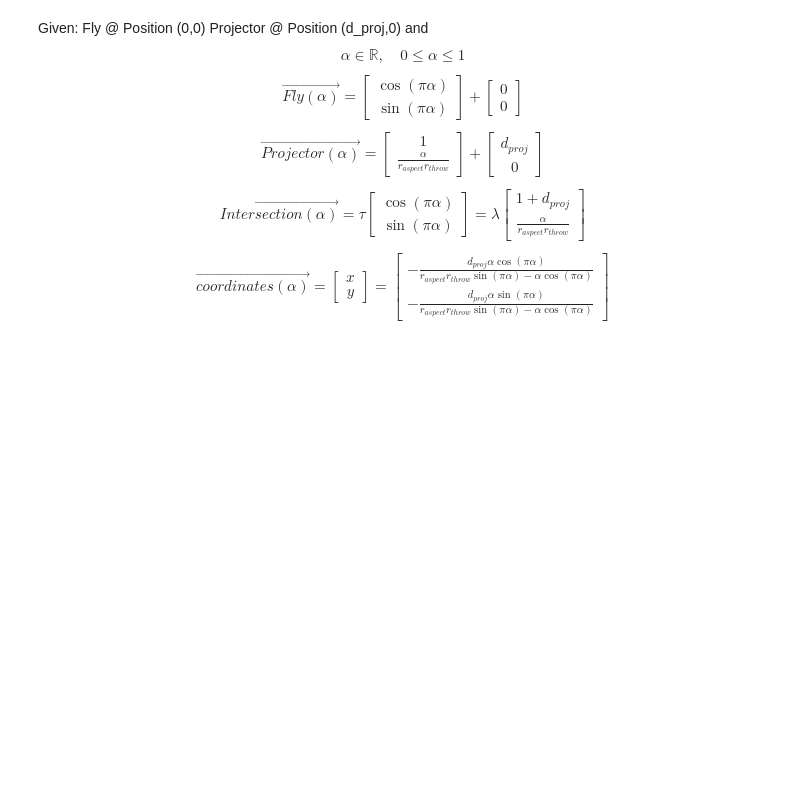
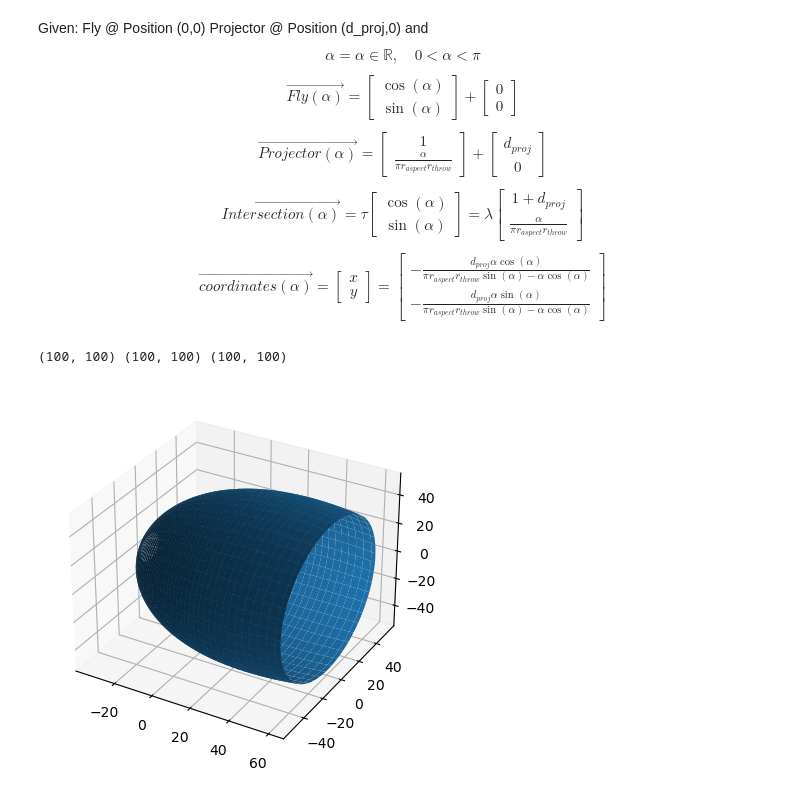
Before and after one commit to borstlab/super_bowl_screen, a Jupyter notebook: Software/bowl_curve_equations.ipynb, the cells around one changed output. Saved outputs shown, nothing was run; the diff lists cells and outputs as text; code cells hidden in the pictures; blank space fills up the shorter version.

```diff
--- a/Software/bowl_curve_equations.ipynb
+++ b/Software/bowl_curve_equations.ipynb
@@ -117,11 +66,47 @@ $\displaystyle coordinates = \left\{ x : \frac{d_{proj} α \cos{\left(\pi α \ri
 # %% [markdown]
 Given: Fly @ Position (0,0) Projector @ Position (d_proj,0) and
-$$ {\alpha \in \mathbb{R}, \quad 0 \leq \alpha \leq 1} $$
+$$ α = α \in \mathbb{R}, \quad 0 < α < \pi  $$
 
-$$ \vec{Fly(α)} =\left[\begin{matrix}\cos{\left(\pi α \right)}\\\sin{\left(\pi α \right)}\end{matrix}\right] + \left[\begin{matrix}0\\0\end{matrix}\right] $$
+$$ \vec{Fly(α)} =\left[\begin{matrix}\cos{\left( α \right)}\\\sin{\left(α \right)}\end{matrix}\right] + \left[\begin{matrix}0\\0\end{matrix}\right] $$
 
-$$ \vec{Projector(α)} =\left[\begin{matrix}1\\\frac{α}{r_{aspect} r_{throw}}\end{matrix}\right] + \left[\begin{matrix}d_{proj}\\0\end{matrix}\right] $$
+$$ \vec{Projector(α)} =\left[\begin{matrix}1\\\frac{α}{\pi r_{aspect} r_{throw}}\end{matrix}\right] + \left[\begin{matrix}d_{proj}\\0\end{matrix}\right] $$
 
-$$ \vec{Intersection(α)} = τ\left[\begin{matrix}\cos{\left(\pi α \right)}\\\sin{\left(\pi α \right)}\end{matrix}\right] = λ\left[\begin{matrix}1 + d_{proj}\\\frac{α}{r_{aspect} r_{throw}}\end{matrix}\right]$$
+$$ \vec{Intersection(α)} = τ\left[\begin{matrix}\cos{\left( α \right)}\\\sin{\left( α \right)}\end{matrix}\right] = λ\left[\begin{matrix}1 + d_{proj}\\\frac{α}{\pi r_{aspect} r_{throw}}\end{matrix}\right]$$
 
-$$\vec{ coordinates(α) }= \left[\begin{matrix}x\\y\end{matrix}\right] = \left[\begin{matrix}- \frac{d_{proj} α \cos{\left(\pi α \right)}}{r_{aspect} r_{throw} \sin{\left(\pi α \right)} - α \cos{\left(\pi α \right)}}\\- \frac{d_{proj} α \sin{\left(\pi α \right)}}{r_{aspect} r_{throw} \sin{\left(\pi α \right)} - α \cos{\left(\pi α \right)}}\end{matrix}\right]$$
+$$\vec{ coordinates(α) }= \left[\begin{matrix}x\\y\end{matrix}\right] = \left[\begin{matrix}- \frac{d_{proj} α \cos{\left( α \right)}}{\pi r_{aspect} r_{throw} \sin{\left( α \right)} - α \cos{\left( α \right)}}\\- \frac{d_{proj} α \sin{\left( α \right)}}{\pi r_{aspect} r_{throw} \sin{\left( α \right)} - α \cos{\left( α \right)}}\end{matrix}\right]$$
+# %%
+import numpy as np
+import pylab as plt
+import numpy as np
+%matplotlib inline
+
+#elevation
+angle_start_e = 15
+angle_stop_e = 140
+
+#azimuth
+angle_start_a = 0
+angle_stop_a = 360
+
+a = np.linspace(np.deg2rad(angle_start_e),np.deg2rad(angle_stop_e),100)
+b = np.linspace(np.deg2rad(angle_start_a),np.deg2rad(angle_stop_a),100)
+
+d_proj = 200
+r_aspect =16/9
+r_throw =1.2
+
+c = np.ones(100)
+
+x = np.outer(c,d_proj*a*np.cos(a)/(-np.pi*r_aspect*r_throw*np.sin(a) + a*np.cos(a)))
+y = np.outer(np.cos(b),d_proj*a*np.sin(a)/(-np.pi*r_aspect*r_throw*np.sin(a) + a*np.cos(a)))
+z = np.outer(np.sin(b),d_proj*a*np.sin(a)/(-np.pi*r_aspect*r_throw*np.sin(a) + a*np.cos(a)))
+
+print(x.shape,y.shape,z.shape)
+
+
+fig, ax = plt.subplots(subplot_kw={"projection": "3d"})
+surf = ax.plot_surface(x, y, z, linewidth=0.01, antialiased=True)
+plt.show()
+# %% [output]
+(100, 100) (100, 100) (100, 100)
+[figure, added]
```
Also changed, not shown: parts of 3 cells of this notebook.
